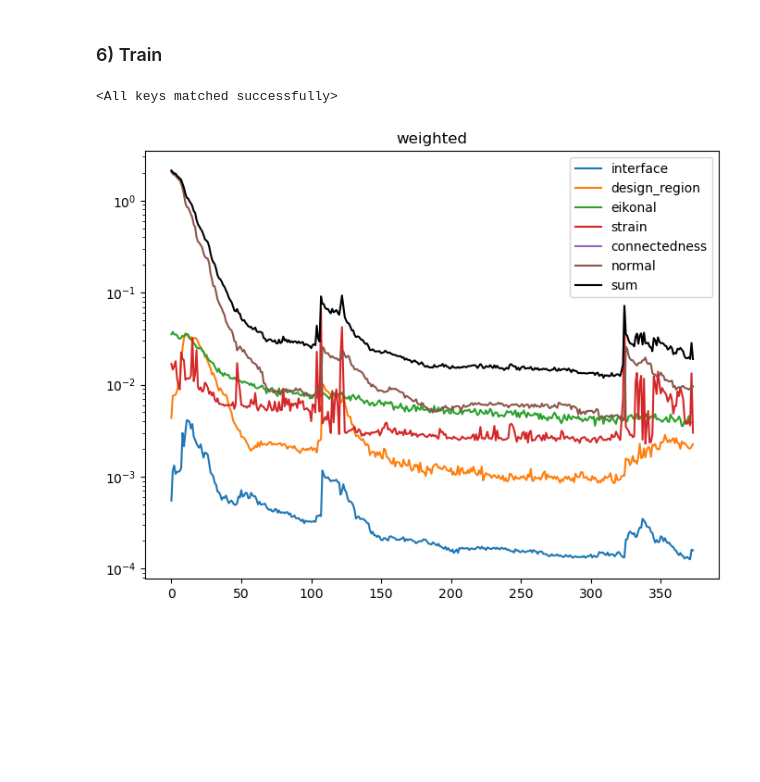
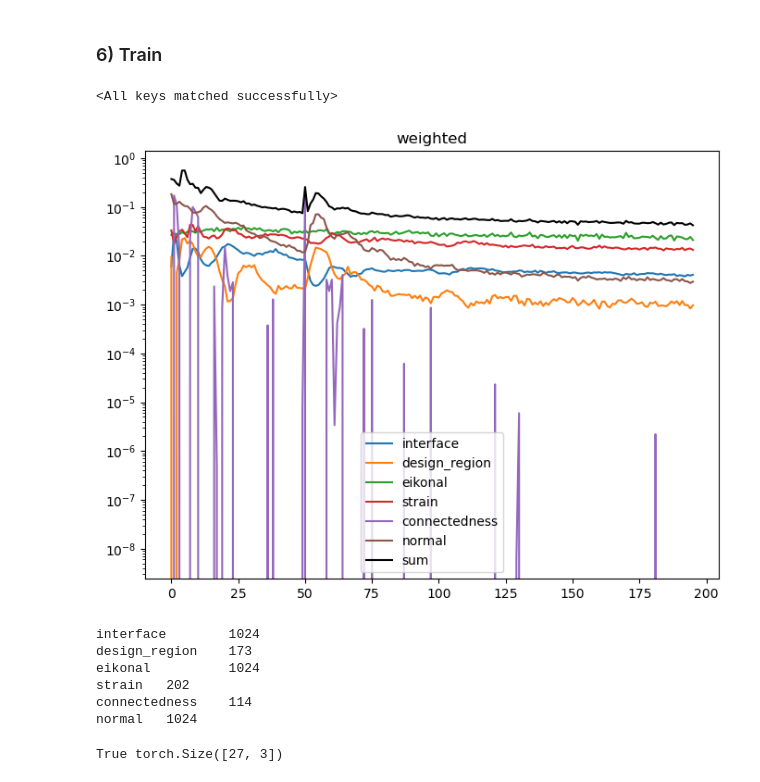
Before and after one commit to JamesAndrewKing/GaussNewtonShapes, a Jupyter notebook: notebooks/GINN_example.ipynb, the cells around one changed output. Saved outputs shown, nothing was run; the diff lists cells and outputs as text; code cells hidden in the pictures; blank space fills up the shorter version.

```diff
--- a/notebooks/GINN_example.ipynb
+++ b/notebooks/GINN_example.ipynb
@@ -226,7 +236,7 @@ shape_boundary_helper = ShapeBoundaryHelper(
     nx = 3,
     bounds = bounds,
     netp = netp,
-    n_points_surface = 4096,
+    n_points_surface = 4096//2,
     equidistant_init_grid = 64, ## boolean initial grid for surface points equidistant or same number of points for each dimension
     level_set = 0.0,
     do_uniform_resampling=True,
@@ -277,7 +287,7 @@ res_terms = {
     "design_region":ResidualTerm(res_lib._design_region,    1e+3,   subsample(pts_outside_all, 4096), vals=0.01),
     "eikonal":      ResidualTerm(res_lib._eikonal,          1e+0,   pts_eikonal),
     "strain":       ResidualTerm(strain_modified,           1e-4,   None),
-    "connectedness":ResidualTerm(res_lib._connectedness,    1e+3,   x_in.to(device=device, dtype=torch.float64)),
+    "connectedness":ResidualTerm(res_lib._connectedness,    1e+3,   x_in.to(device=device, dtype=torch.float64), vals=ph_manager.ISO),
     "normal":       ResidualTerm(res_lib._normal,           1e+1,   pts_interface_all[interface_idxs], vals=interface_normals_all[interface_idxs]),
 }
 
@@ -312,7 +322,7 @@ res_terms = {
 
 
 ## Example
-params = dict(model.named_parameters())
+# params = dict(model.named_parameters())
 
 # loss, unweighted_losses = compute_loss(params, res_terms, return_unweighted_losses=True)
 # print("weighted sum:", loss.item())
@@ -322,11 +332,14 @@ params = dict(model.named_parameters())
 # weights = {key: res_terms[k].weight for k in res_terms.keys()}
 # %% [markdown]
 ### 6) Train
-# %%
-model.load_state_dict(torch.load(f"results/model-Adam-pretrain.pt", map_location=device))
-# %% [output]
-<All keys matched successfully>
+# %%
+# model.load_state_dict(torch.load(f"results/model-Adam-pretrain.pt", map_location=device))
+model.load_state_dict(torch.load(f"results/model-Adam-pretrain-3x64.pt", map_location=device))
+# model.load_state_dict(torch.load(f"results/model-Adam-pretrain-3x128.pt", map_location=device))
+# %% [output]
+<All keys matched successfully>
 # %%
+div = 4
 params = dict(model.named_parameters())
 z=0.05+torch.zeros([1,1], dtype=torch.float64)
 
@@ -338,14 +351,15 @@ times = []
 ## line search for minimal surface didnt really help: better per step, but worse per time
 ## line search did help for implicit shapes
 ## reg as low as possible w/o leading to instability, e-7
-optim = GaussNewton(model, res_terms, lr=2e-2, regularization=1e-7, do_line_search=1)
-# optim = torch.optim.Adam(model.parameters(), 3e-4)
+# optim = GaussNewton(model, res_terms, lr=2e-2, regularization=1e-7, do_line_search=1) ## ~1min/it for 3x64 full pts, 20s/it //4 pts,
+# optim = GaussNewtonNew(model, res_terms, lr=2e-2, regularization=1e-7, do_line_search=1, do_woodbury=1) ## ~ 2min/it for 3x64 full pts, 3s/it //4 pts
+optim = torch.optim.Adam(model.parameters(), 3e-4)
 start_time = time.time()
 plot_time = start_time
 current_time = 0
 
 for i in (pbar:=trange(100_000)):
-    if current_time > 1200:
+    if current_time > 120:
         break
     optim.zero_grad()
 
@@ -353,17 +367,17 @@ for i in (pbar:=trange(100_000)):
     ## Sample new points
     with torch.no_grad():
         if "interface" in res_terms.keys():
-            interface_idxs = subsample_idxs(pts_interface_all, 4096)
+            interface_idxs = subsample_idxs(pts_interface_all, 4096//div)
             res_terms["interface"].points = pts_interface_all[interface_idxs]
             if "normal" in res_terms.keys():
                 res_terms["normal"].points = res_terms["interface"].points
                 res_terms["normal"].vals = interface_normals_all[interface_idxs]
         if "eikonal" in res_terms.keys():
-            res_terms["eikonal"].points = torch.vstack([subsample(pts_inside_all, 2*1024), subsample(pts_outside_all, 2*1024)])
+            res_terms["eikonal"].points = torch.vstack([subsample(pts_inside_all, 2*1024//div), subsample(pts_outside_all, 2*1024//div)])
         if "design_region" in res_terms.keys():
             ### ZEROS ###
             ## First, sample from three different subsets like in the GINN paper
-            idxs_list = [subsample_idxs(pts_all, cnt) for pts_all, cnt in zip(design_region_pts_list, design_region_cnt_list)]
+            idxs_list = [subsample_idxs(pts_all, cnt//div) for pts_all, cnt in zip(design_region_pts_list, design_region_cnt_list)]
             res_terms["design_region"].points = torch.vstack([pts[idxs] for pts, idxs in zip(design_region_pts_list, idxs_list)])
             res_terms["design_region"].vals = torch.hstack([pts.sdf[idxs] for pts, idxs in zip(design_region_pts_list, idxs_list)])
             N_design_region = len(res_terms["design_region"].points)
@@ -397,34 +411,44 @@ for i in (pbar:=trange(100_000)):
     loss.backward()
     optim.step()
 
     ## Log
     for k in res_terms.keys():
         losses_over_time[k].append(unweighted_losses[k].item() if k in unweighted_losses else 0)
         weights_over_time[k].append(res_terms[k].weight if k in unweighted_losses else 0)
     # losses_over_time["weighted_sum"] = loss
 
     current_time = time.time() - start_time
     times.append(current_time)
 
     # if i%10==0:
     if time.time() - plot_time > 5:
         plot_time = time.time()
         clear_output(wait=True)
         fig, ax = plt.subplots(figsize=(8,6))
         for k, v in losses_over_time.items():
             ax.plot(np.array(v)*res_terms[k].weight, label=k)
         weighted_sum = np.sum([np.array(losses_over_time[k]) * np.array(weights_over_time[k]) for k in losses_over_time.keys()], axis=0)
         ax.plot(weighted_sum, c='k', label="sum")
         ax.legend()
         ax.semilogy()
         ax.set_title("weighted")
         plt.show()
 
     pbar.display()
     unweighted_losses_str = " | ".join(f"{key}: {l.item():.2e} ∴{len(res_terms[key].points)}" for key, l in unweighted_losses.items())
     pbar.set_description(unweighted_losses_str)
 # %% [output]
-[figure, old version]
+[figure, new version]
+# %%
+for k in res_terms.keys():
+    print(k, "\t", len(res_terms[k].points))
+# %% [output]
+interface        1024
+design_region    173
+eikonal          1024
+strain   202
+connectedness    114
+normal   1024
 # %%
 ## clip the value on strain
 ## use a larger model;
@@ -440,6 +464,11 @@ for i in (pbar:=trange(100_000)):
 ## 20% of 30k was also fine
 ## No resampling though
 ## run on nvidia titan 12GB
+# %%
+success, x_in = ph_manager.calc_ph_loss_cripser(z=z, return_for_GN=True)
+print(success, x_in.shape)
+# %% [output]
+True torch.Size([27, 3])
 # %%
 fig, axs = plt.subplots(2,2, figsize=(12,6))
 for k, v in losses_over_time.items():
```
Also changed, not shown: parts of 12 cells of this notebook, 17 other files.
